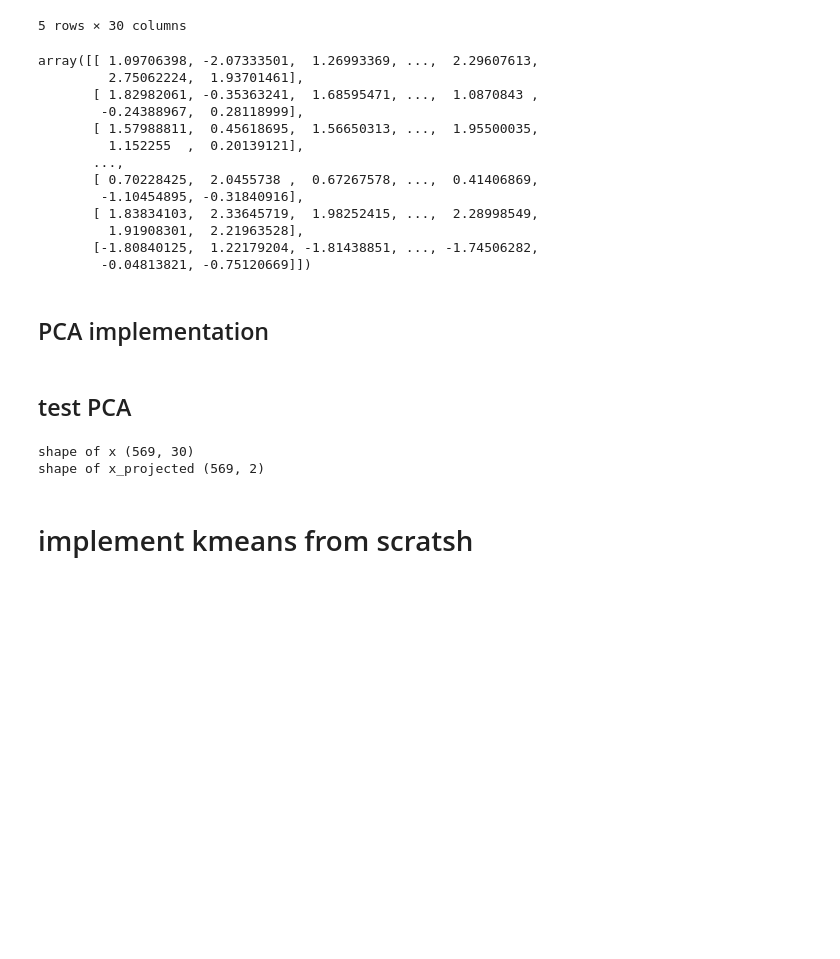
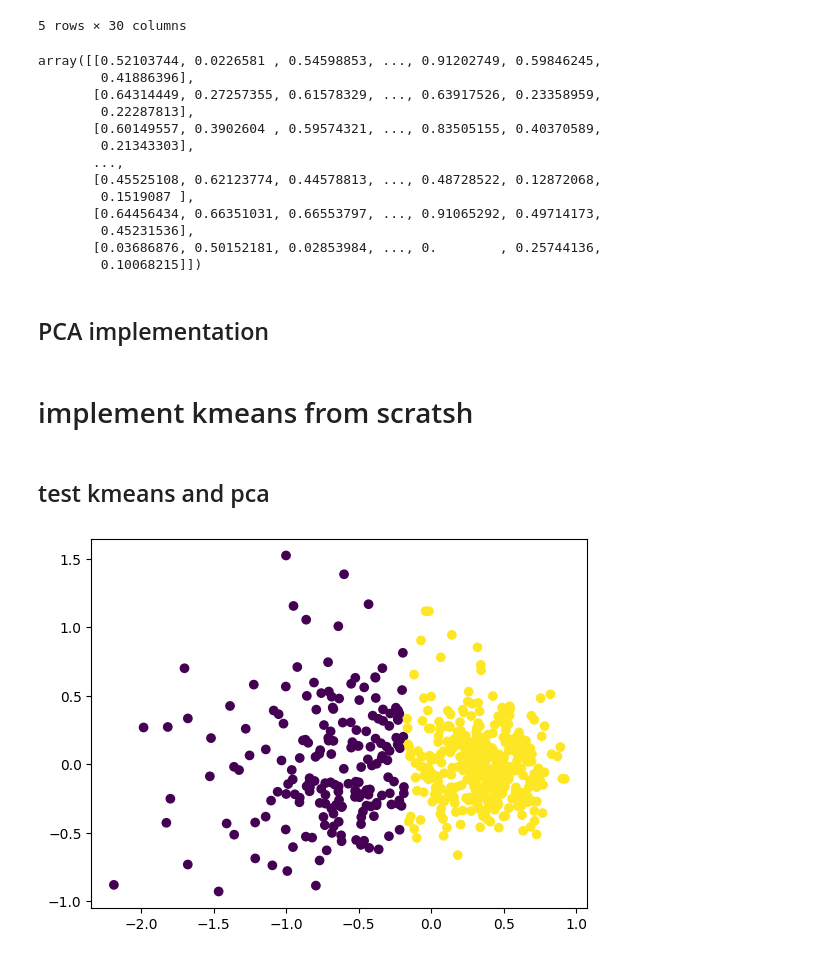
Before and after one commit to Tahker-w-tadmeer/intro_to_ml, a Jupyter notebook: ass 4-PCA and Kmeans/breast_cancer.ipynb, the cells around one changed output. Cells and saved outputs as stored; diff of their text form; code cells hidden in the pictures; blank space fills up the shorter version.

```diff
--- a/ass 4-PCA and Kmeans/breast_cancer.ipynb
+++ b/ass 4-PCA and Kmeans/breast_cancer.ipynb
@@ -48,25 +48,25 @@ X.head()
 | 4 | 20.29 | 14.34 | 135.10 | 1297.0 | 0.10030 | 0.13280 | ... |
 5 rows × 30 columns
 # %%
-from sklearn.preprocessing import StandardScaler
+from sklearn.preprocessing import MinMaxScaler
 
-scaler = StandardScaler()
+scaler = MinMaxScaler()
 X_std = scaler.fit_transform(X)
 X_std
 # %% [output]
-array([[ 1.09706398, -2.07333501,  1.26993369, ...,  2.29607613,
-         2.75062224,  1.93701461],
-       [ 1.82982061, -0.35363241,  1.68595471, ...,  1.0870843 ,
-        -0.24388967,  0.28118999],
-       [ 1.57988811,  0.45618695,  1.56650313, ...,  1.95500035,
-         1.152255  ,  0.20139121],
+array([[0.52103744, 0.0226581 , 0.54598853, ..., 0.91202749, 0.59846245,
+        0.41886396],
+       [0.64314449, 0.27257355, 0.61578329, ..., 0.63917526, 0.23358959,
+        0.22287813],
+       [0.60149557, 0.3902604 , 0.59574321, ..., 0.83505155, 0.40370589,
+        0.21343303],
        ...,
-       [ 0.70228425,  2.0455738 ,  0.67267578, ...,  0.41406869,
-        -1.10454895, -0.31840916],
-       [ 1.83834103,  2.33645719,  1.98252415, ...,  2.28998549,
-         1.91908301,  2.21963528],
-       [-1.80840125,  1.22179204, -1.81438851, ..., -1.74506282,
-        -0.04813821, -0.75120669]])
+       [0.45525108, 0.62123774, 0.44578813, ..., 0.48728522, 0.12872068,
+        0.1519087 ],
+       [0.64456434, 0.66351031, 0.66553797, ..., 0.91065292, 0.49714173,
+        0.45231536],
+       [0.03686876, 0.50152181, 0.02853984, ..., 0.        , 0.25744136,
+        0.10068215]])
 # %% [markdown]
 ## PCA implementation
 # %%
@@ -96,18 +96,6 @@ class PCA_me:
     def transform(self, x):
         x = x - self.mean
         return np.dot(x, self.components.T)
-# %% [markdown]
-## test PCA
-# %%
-#plot the data
-pca = PCA_me(2)
-pca.fit(X_std)
-x_projected = pca.transform(X_std)
-print('shape of x', X_std.shape)
-print('shape of x_projected', x_projected.shape)
-# %% [output]
-shape of x (569, 30)
-shape of x_projected (569, 2)
 # %% [markdown]
 # implement kmeans from scratsh
 # %%
@@ -188,2 +178,14 @@ class KMeans_me:
         return sse
+# %% [markdown]
+## test kmeans and pca
+# %%
+pca = PCA_me(n_components=2)
+pca.fit(X_std)
+X_pca = pca.transform(X_std)
+kmeans = KMeans_me(k=2)
+labels=kmeans.fit(X_pca)
+plt.scatter(X_pca[:, 0], X_pca[:, 1], c=labels)
+plt.show()
+# %% [output]
+[figure, added]
 # %%
```
Also changed, not shown: parts of 8 cells of this notebook.
